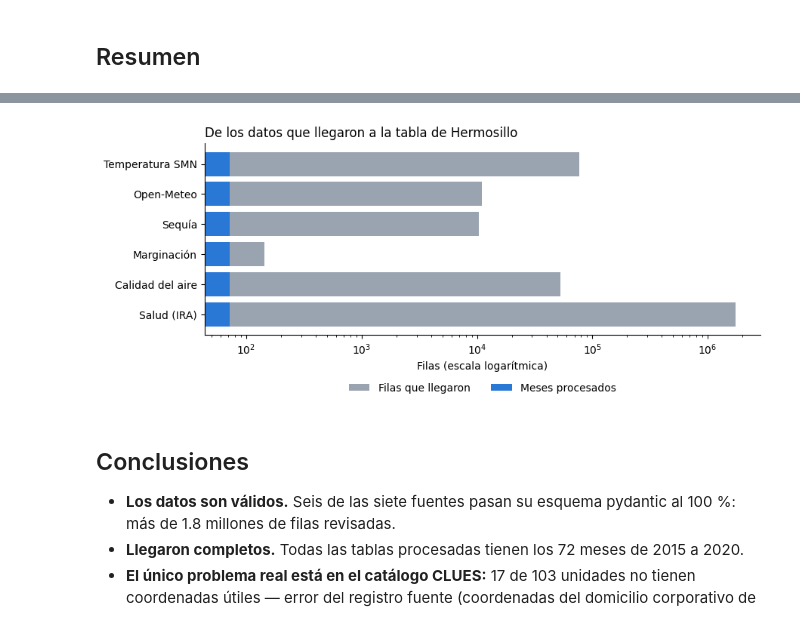
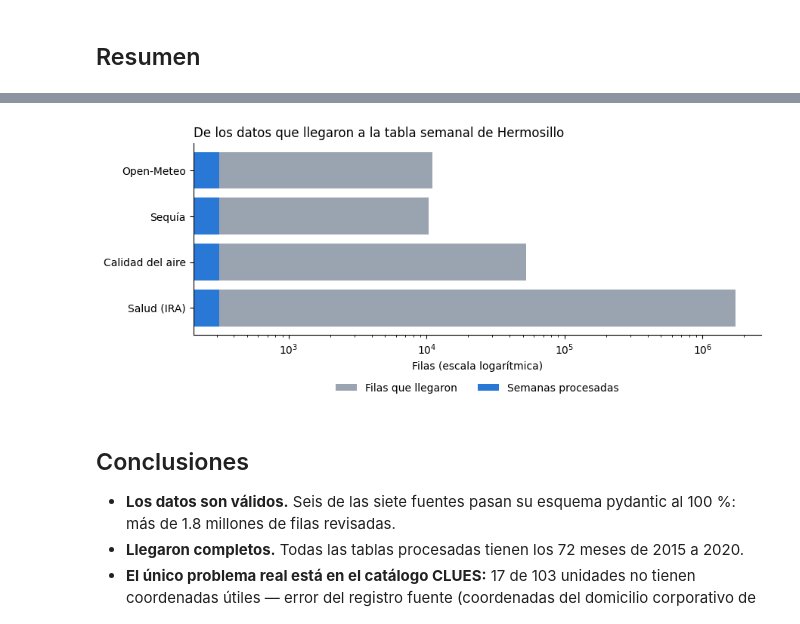
Before and after one commit to mdc-feature-engineering/sonora-health-climate-eda, a Jupyter notebook: notebooks/01_ingesta/1.6-resumen-ingesta.ipynb, the cells around one changed output, grey strips where cells are left out. Saved outputs shown, nothing was run; the diff lists cells and outputs as text; code cells hidden in the pictures.

```diff
--- a/notebooks/01_ingesta/1.6-resumen-ingesta.ipynb
+++ b/notebooks/01_ingesta/1.6-resumen-ingesta.ipynb
@@ -53,7 +53,7 @@ Un CSV por mes con la temperatura media de cada estación del país. El
 esquema revisa que la temperatura esté entre −50 y 65 °C y que las
 coordenadas sean válidas.
 # %%
-temperatura = pd.read_csv(PROCESSED_DATA_DIR / "temperaturas_nacional_2015_2020.csv")
+temperatura = pd.read_csv(PROCESSED_DATA_DIR / "temperaturas_nacional_2015_2021.csv")
 temperatura_ok, temperatura_err = validate_dataframe(temperatura, TemperaturaEstacionSchema)
 clima = pd.read_parquet(PROCESSED_DATA_DIR / "climate_hermosillo.parquet")
 
@@ -296,5 +296,24 @@ resumen = pd.DataFrame(
 )
 resumen["meses en la tabla procesada"] = resumen["meses en la tabla procesada"].astype("Int64")
 resumen["% válidas"] = (100 * resumen["filas válidas"] / resumen["filas que llegaron"]).round(1)
+
+# Semanas en la tabla semanal procesada (la que alimenta el panel de EDA).
+# Solo cuatro fuentes tienen tabla semanal: SMN es mensual por naturaleza,
+# marginación es estática y CLUES es catálogo de unidades.
+semanas = {
+    "Open-Meteo": pd.read_parquet(
+        PROCESSED_DATA_DIR / "openmeteo_hermosillo_weekly.parquet"
+    )["fecha_semana"].nunique(),
+    "Sequía": pd.read_parquet(
+        PROCESSED_DATA_DIR / "drought_hermosillo_weekly.parquet"
+    )["fecha_semana"].nunique(),
+    "Calidad del aire": pd.read_csv(
+        PROCESSED_DATA_DIR / "aire" / "aire_hermosillo_semanal.csv"
+    )["fecha_semana"].nunique(),
+    "Salud (IRA)": pd.read_parquet(
+        PROCESSED_DATA_DIR / "health_ira_weekly.parquet"
+    )["fecha_semana"].nunique(),
+}
+resumen["semanas en la tabla procesada"] = resumen["fuente"].map(semanas).astype("Int64")
 resumen
 # %% [output]
@@ -309,21 +328,22 @@ resumen
 # %%
-# Cada fuente empieza con miles o millones de filas y termina en 72 meses de Hermosillo
-tabla = resumen.dropna(subset=["meses en la tabla procesada"])
+# Cada fuente empieza con miles o millones de filas y termina en 313
+# semanas de Hermosillo (las fuentes sin tabla semanal no entran al plot)
+tabla = resumen.dropna(subset=["semanas en la tabla procesada"])
 
 fig, ax = plt.subplots(figsize=(9, 4))
 ax.barh(tabla["fuente"], tabla["filas que llegaron"], color="#9aa4b1", label="Filas que llegaron")
-ax.barh(tabla["fuente"], tabla["meses en la tabla procesada"], color="#2a78d6", label="Meses procesados")
+ax.barh(tabla["fuente"], tabla["semanas en la tabla procesada"], color="#2a78d6", label="Semanas procesadas")
 ax.set_xscale("log")  # escala logarítmica: cada marca es 10 veces la anterior
 ax.invert_yaxis()
 ax.set_xlabel("Filas (escala logarítmica)")
-ax.set_title("De los datos que llegaron a la tabla de Hermosillo", loc="left")
+ax.set_title("De los datos que llegaron a la tabla semanal de Hermosillo", loc="left")
 ax.spines[["top", "right"]].set_visible(False)
 ax.legend(loc="upper center", bbox_to_anchor=(0.5, -0.2), ncol=2, frameon=False)
 fig.tight_layout()
 fig.savefig(FIGURES_DIR / "ingesta_raw_a_procesado.png", dpi=150, bbox_inches="tight")
 plt.show()
 # %% [output]
-[figure, old version]
+[figure, new version]
 # %% [markdown]
 ## Conclusiones
 
```
Also changed, not shown: parts of 1 cell of this notebook, 14 other files.
